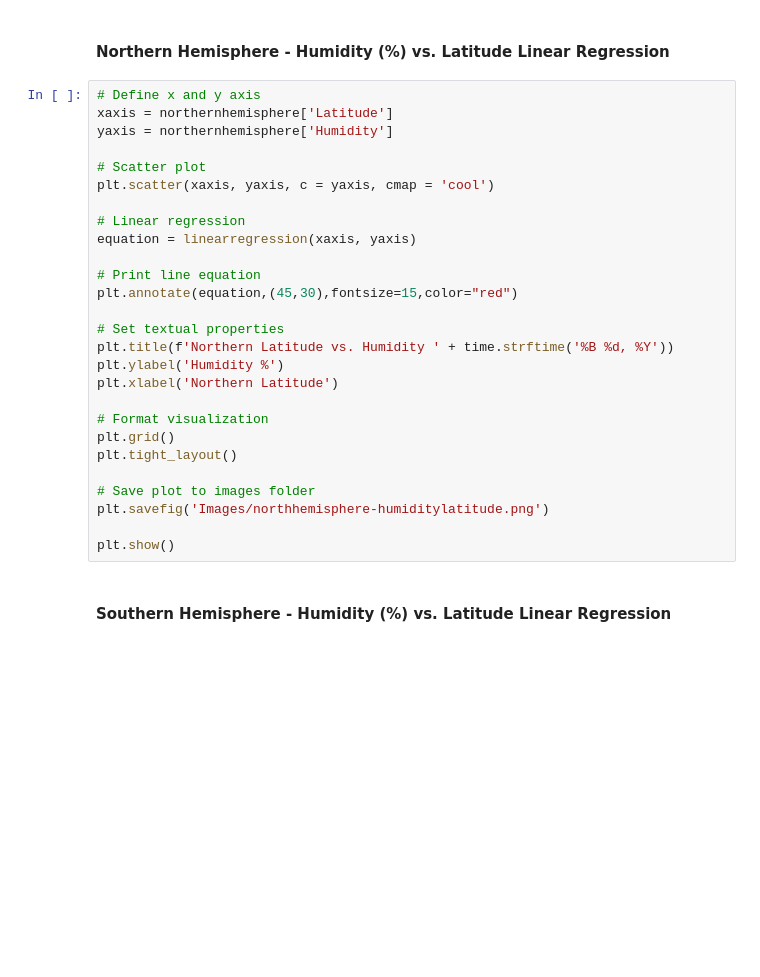
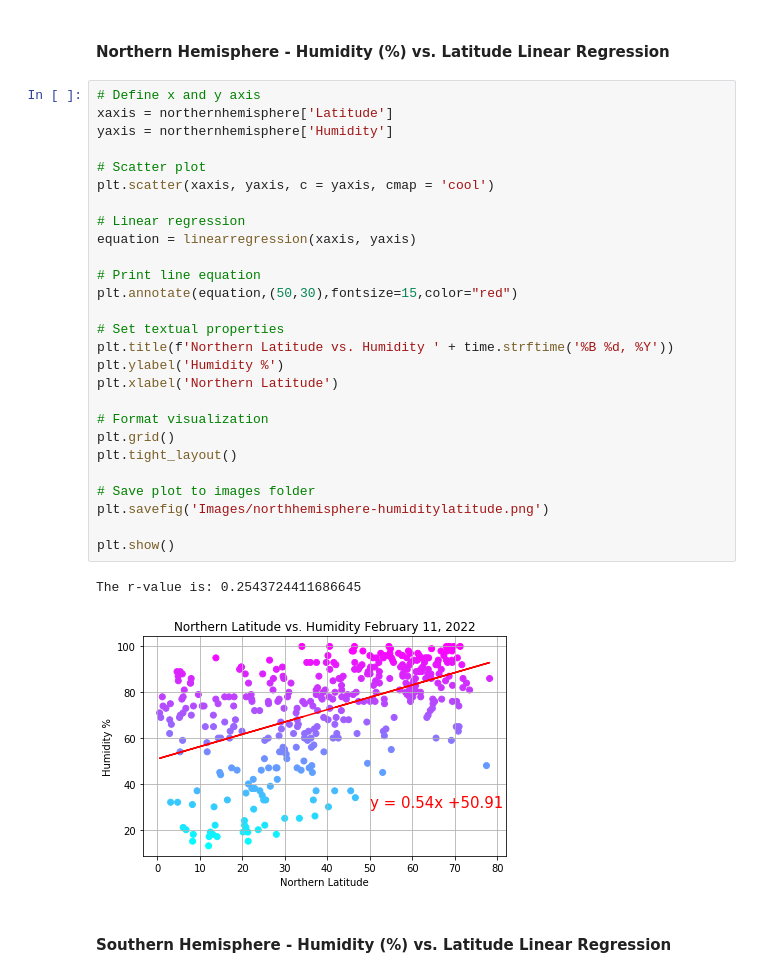
Before and after one commit to SidDas8/python-api-challenge, a Jupyter notebook: WeatherPy/WeatherPy.ipynb, the cells around one changed output. Saved outputs shown, nothing was run; the diff lists cells and outputs as text; blank space fills up the shorter version.

```diff
--- a/WeatherPy/WeatherPy.ipynb
+++ b/WeatherPy/WeatherPy.ipynb
@@ -345,30 +406,33 @@ plt.show
 # %%
 # Define x and y axis
 xaxis = northernhemisphere['Latitude']
 yaxis = northernhemisphere['Humidity']
 
 # Scatter plot
 plt.scatter(xaxis, yaxis, c = yaxis, cmap = 'cool')
 
 # Linear regression
 equation = linearregression(xaxis, yaxis)
 
 # Print line equation
-plt.annotate(equation,(45,30),fontsize=15,color="red")
+plt.annotate(equation,(50,30),fontsize=15,color="red")
 
 # Set textual properties
 plt.title(f'Northern Latitude vs. Humidity ' + time.strftime('%B %d, %Y'))
 plt.ylabel('Humidity %')
 plt.xlabel('Northern Latitude')
 
 # Format visualization
 plt.grid()
 plt.tight_layout()
 
 # Save plot to images folder
 plt.savefig('Images/northhemisphere-humiditylatitude.png')
 
 plt.show()
+# %% [output]
+The r-value is: 0.2543724411686645
+[figure, added]
 # %% [markdown]
 ####  Southern Hemisphere - Humidity (%) vs. Latitude Linear Regression
 # %%
```
Also changed, not shown: parts of 16 cells of this notebook, 13 other files.
